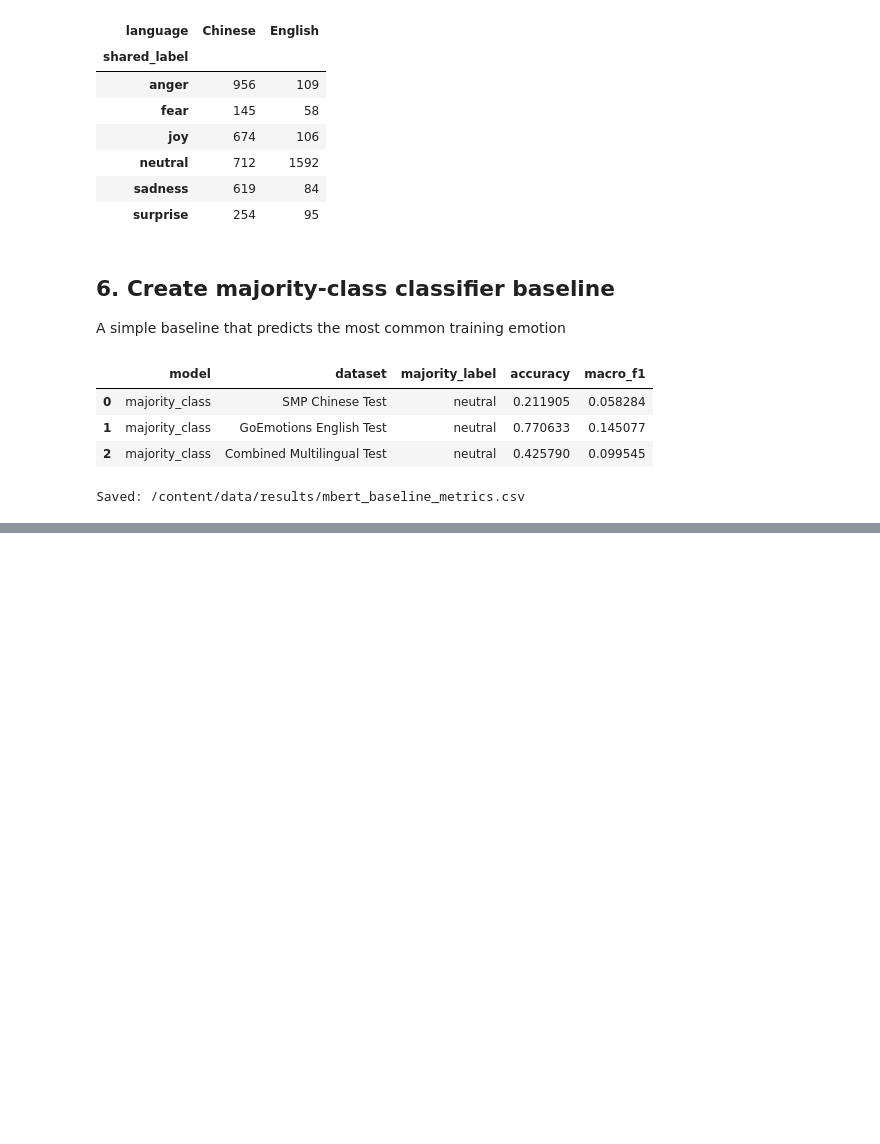
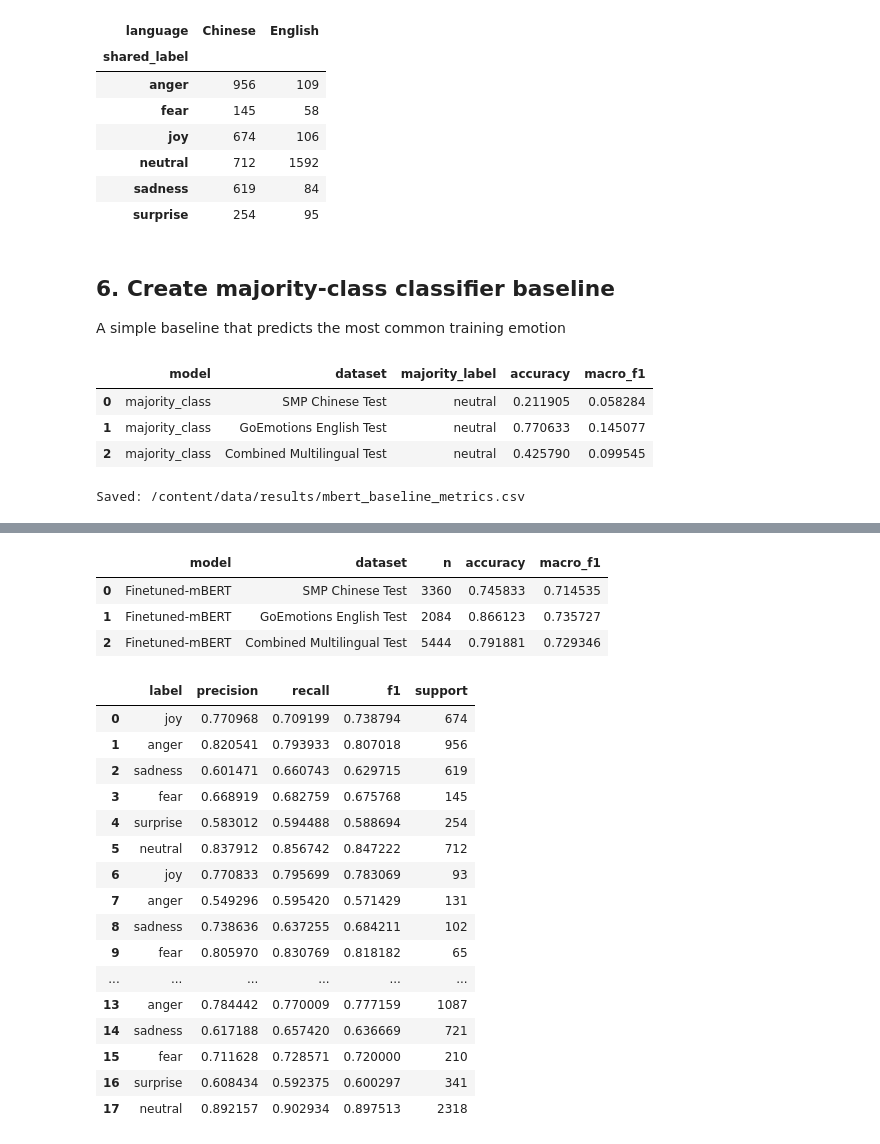
Before and after one commit to cierrajagan/W266-slang-emotion-mt, a Jupyter notebook: notebooks/04_mBERT_emotion_classifier.ipynb, the cells around one changed output, grey strips where cells are left out. Drawn from its saved outputs; the diff is of its cells as text; code cells hidden in the pictures; blank space fills up the shorter version.

Commit message:
Updated notebook 4 to include fine-tuned mBERT model and best model checkpoint-7314

```diff
--- a/notebooks/04_mBERT_emotion_classifier.ipynb
+++ b/notebooks/04_mBERT_emotion_classifier.ipynb
@@ -423,0 +478,10 @@ Saved: /content/data/results/mbert_baseline_metrics.csv
+# %%
+def compute_metrics(eval_pred):
+    logits, true_labels = eval_pred
+    predicted_labels = np.argmax(logits, axis=-1)
+
+    return {"accuracy": accuracy_score(true_labels, predicted_labels),
+            "macro_f1": f1_score(true_labels, predicted_labels,
+                                 labels=list(range(len(LABELS))),
+                                 average="macro", zero_division=0)
+            }
@@ -423,0 +560,11 @@ Saved: /content/data/results/mbert_baseline_metrics.csv
+# %%
+def predict_output_df(df):
+  dataset = Dataset.from_pandas(df[["text", "labels"]], preserve_index=True)
+  tokenized_ds = dataset.map(tokenize_function, batched=True)
+  output = trainer.predict(tokenized_ds)
+  y_true = df["labels"].to_numpy()
+
+  # the shape is [n, 6], argmax(axis=1) to get the column with the highest prabability for each sample
+  y_pred = output.predictions.argmax(axis=1)
+
+  return y_true, y_pred
@@ -423,0 +602,12 @@ Saved: /content/data/results/mbert_baseline_metrics.csv
+# %%
+print("SMP Chinese Test Summaries")
+cn_summary = summarize_test_set(cn_test_df, "SMP Chinese Test")
+cn_per_class_summary = summarize_per_class_stats(cn_test_df)
+
+print("\nGoEmotions English Test Summaries")
+en_summary = summarize_test_set(en_test_df, "GoEmotions English Test")
+en_per_class_summary = summarize_per_class_stats(en_test_df)
+
+print("\nCombined Multilingual Test Summaries")
+combined_summary = summarize_test_set(test_df, "Combined Multilingual Test")
+combined_per_class_summary = summarize_per_class_stats(test_df)
@@ -423,0 +629,38 @@ Saved: /content/data/results/mbert_baseline_metrics.csv
+# %%
+test_metrics = pd.DataFrame([
+    cn_summary,
+    en_summary,
+    combined_summary,
+])
+
+display(test_metrics)
+# %% [output]
+|  | model | dataset | n | accuracy | macro_f1 |
+| 0 | Finetuned-mBERT | SMP Chinese Test | 3360 | 0.745833 | 0.714535 |
+| 1 | Finetuned-mBERT | GoEmotions English Test | 2084 | 0.866123 | 0.735727 |
+| 2 | Finetuned-mBERT | Combined Multilingual Test | 5444 | 0.791881 | 0.729346 |
+# %%
+per_class_metrics = pd.concat(
+    [cn_per_class_summary, en_per_class_summary, combined_per_class_summary],
+    ignore_index=True,
+)
+
+display(per_class_metrics)
+# %% [output]
+|  | label | precision | recall | f1 | support |
+| 0 | joy | 0.770968 | 0.709199 | 0.738794 | 674 |
+| 1 | anger | 0.820541 | 0.793933 | 0.807018 | 956 |
+| 2 | sadness | 0.601471 | 0.660743 | 0.629715 | 619 |
+| 3 | fear | 0.668919 | 0.682759 | 0.675768 | 145 |
+| 4 | surprise | 0.583012 | 0.594488 | 0.588694 | 254 |
+| 5 | neutral | 0.837912 | 0.856742 | 0.847222 | 712 |
+| 6 | joy | 0.770833 | 0.795699 | 0.783069 | 93 |
+| 7 | anger | 0.549296 | 0.595420 | 0.571429 | 131 |
+| 8 | sadness | 0.738636 | 0.637255 | 0.684211 | 102 |
+| 9 | fear | 0.805970 | 0.830769 | 0.818182 | 65 |
+| ... | ... | ... | ... | ... | ... |
+| 13 | anger | 0.784442 | 0.770009 | 0.777159 | 1087 |
+| 14 | sadness | 0.617188 | 0.657420 | 0.636669 | 721 |
+| 15 | fear | 0.711628 | 0.728571 | 0.720000 | 210 |
+| 16 | surprise | 0.608434 | 0.592375 | 0.600297 | 341 |
+| 17 | neutral | 0.892157 | 0.902934 | 0.897513 | 2318 |
```
Also changed, not shown: parts of 14 cells of this notebook, 9 other files.
